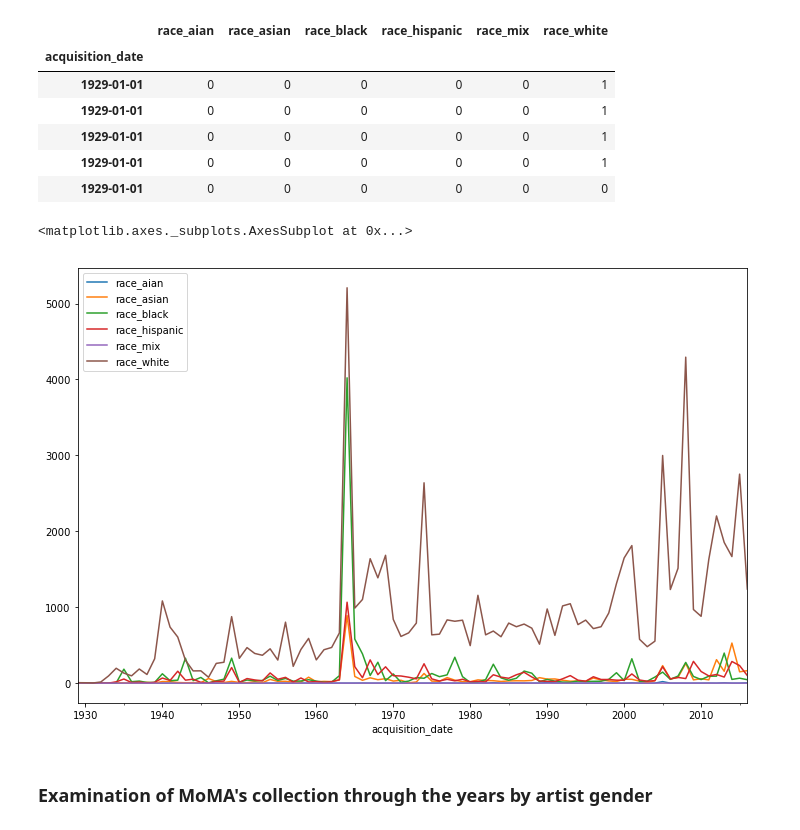
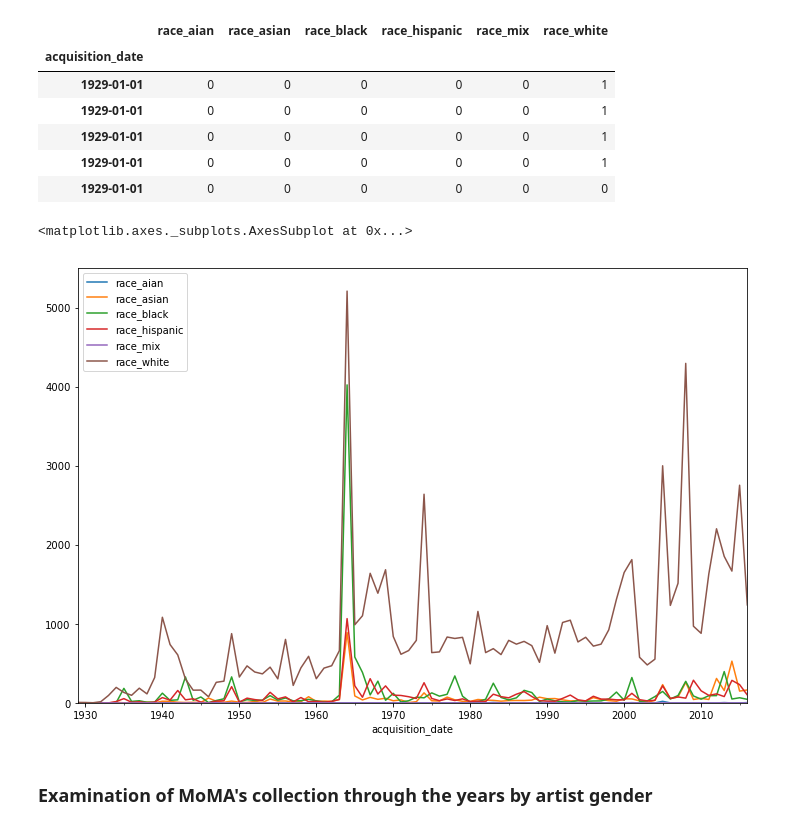
Before and after one commit to energyjs/moma, a Jupyter notebook: analysis.ipynb, the cells around one changed output. Drawn from its saved outputs; the diff is of its cells as text; code cells hidden in the pictures.

```diff
--- a/analysis.ipynb
+++ b/analysis.ipynb
@@ -54,11 +54,15 @@ race_by_acquisition_year = \
             'race_mix',
             'race_white']\
         .sum()
-# %%
-race_by_acquisition_year.plot(figsize=(12,8))
-# %% [output]
-<matplotlib.axes._subplots.AxesSubplot at 0x...>
-[figure, removed]
+# %%
+fig = plt.figure(figsize=(12,8))
+ax = fig.add_subplot(111)
+ax.set_ylim(0, 5500)
+
+race_by_acquisition_year.plot(ax=ax)
+# %% [output]
+<matplotlib.axes._subplots.AxesSubplot at 0x...>
+[figure, added]
 # %% [markdown]
 ### Examination of MoMA's collection through the years by artist gender
 # %%
```
Also changed, not shown: parts of 10 cells of this notebook.
